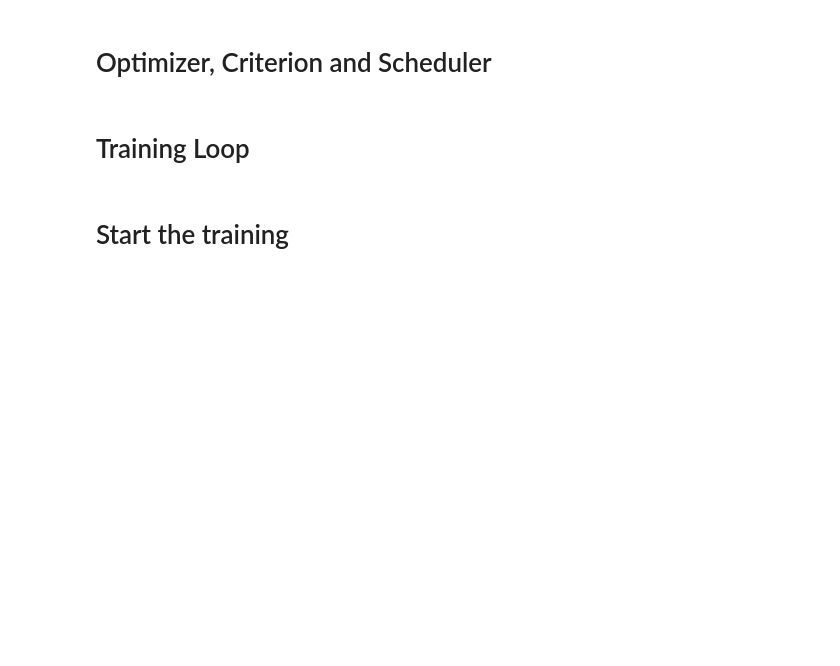
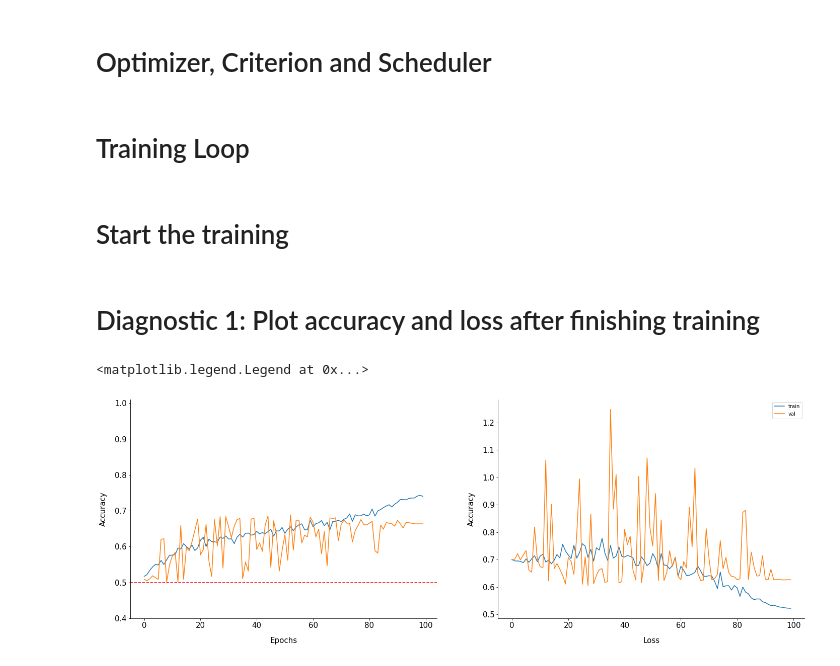
Before and after one commit to feziodoshi/dnn_contour_integration, a Jupyter notebook: contour_integ_models/train/train_simple-readout.ipynb, the cells around one changed output. Cells and saved outputs as stored; diff of their text form; code cells hidden in the pictures; blank space fills up the shorter version.

```diff
--- a/contour_integ_models/train/train_simple-readout.ipynb
+++ b/contour_integ_models/train/train_simple-readout.ipynb
@@ -371,7 +393,7 @@ def train_model(model, dataloaders, criterion, optimizer, scheduler=None, num_ep
                 'training_config':training_config,
                 'model_state_dict': get_modified_state_dict(spliced_model,get_untrainable_params(spliced_model)),
                 'metrics':{'training_time':time_elapsed,'train_acc':train_acc_history,'train_loss':train_loss_history,'val_acc':val_acc_history,'val_loss':val_loss_history,'optim_lr':optimizer_lr},
-                }, './saved_model/model_' + training_config['base_model_name'].replace('_','-') + '_layer_' + training_config['layer_name'].replace('.','-')+'_mode_'+mode+'.pt')
+                }, '../saved_model/model_' + training_config['base_model_name'].replace('_','-') + '_layer_' + training_config['layer_name'].replace('.','-')+'_mode_'+mode+'.pt')
 
 
     return train_acc_history, val_acc_history, train_loss_history, val_loss_history,optimizer_lr
@@ -401,0 +404,46 @@ spliced_model.fine_tune
+# %% [markdown]
+# Diagnostic 1: Plot accuracy and loss after finishing training
+# %%
+plt.figure(figsize=(24,8))
+
+
+plt.subplot(1,2,1)
+plt.plot(np.arange(len(train_acc_history)),train_acc_history,label='train')
+plt.plot(np.arange(len(val_acc_history)),val_acc_history,label='val')
+plt.axhline(y=0.5,linestyle='--',color='r',label='chance')
+
+plt.xlabel('Epochs',fontsize=15,labelpad=15)
+plt.ylabel('Accuracy',fontsize=15,labelpad=15)
+
+plt.gca().spines['top'].set_visible(False)
+plt.gca().spines['right'].set_visible(False)
+plt.yticks(fontsize=15)
+plt.xticks(fontsize=15)
+plt.ylim(0.4,1.01)
+
+
+
+
+
+plt.subplot(1,2,2)
+plt.plot(np.arange(len(train_loss_history)),train_loss_history,label='train')
+plt.plot(np.arange(len(val_loss_history)),val_loss_history,label='val')
+
+plt.xlabel('Loss',fontsize=15,labelpad=15)
+plt.ylabel('Accuracy',fontsize=15,labelpad=15)
+
+plt.gca().spines['top'].set_visible(False)
+plt.gca().spines['right'].set_visible(False)
+plt.yticks(fontsize=15)
+plt.xticks(fontsize=15)
+
+
+
+
+
+
+
+plt.legend()
+# %% [output]
+<matplotlib.legend.Legend at 0x...>
+[figure, added]
```
Also changed, not shown: parts of 17 cells of this notebook, 8 other files.
